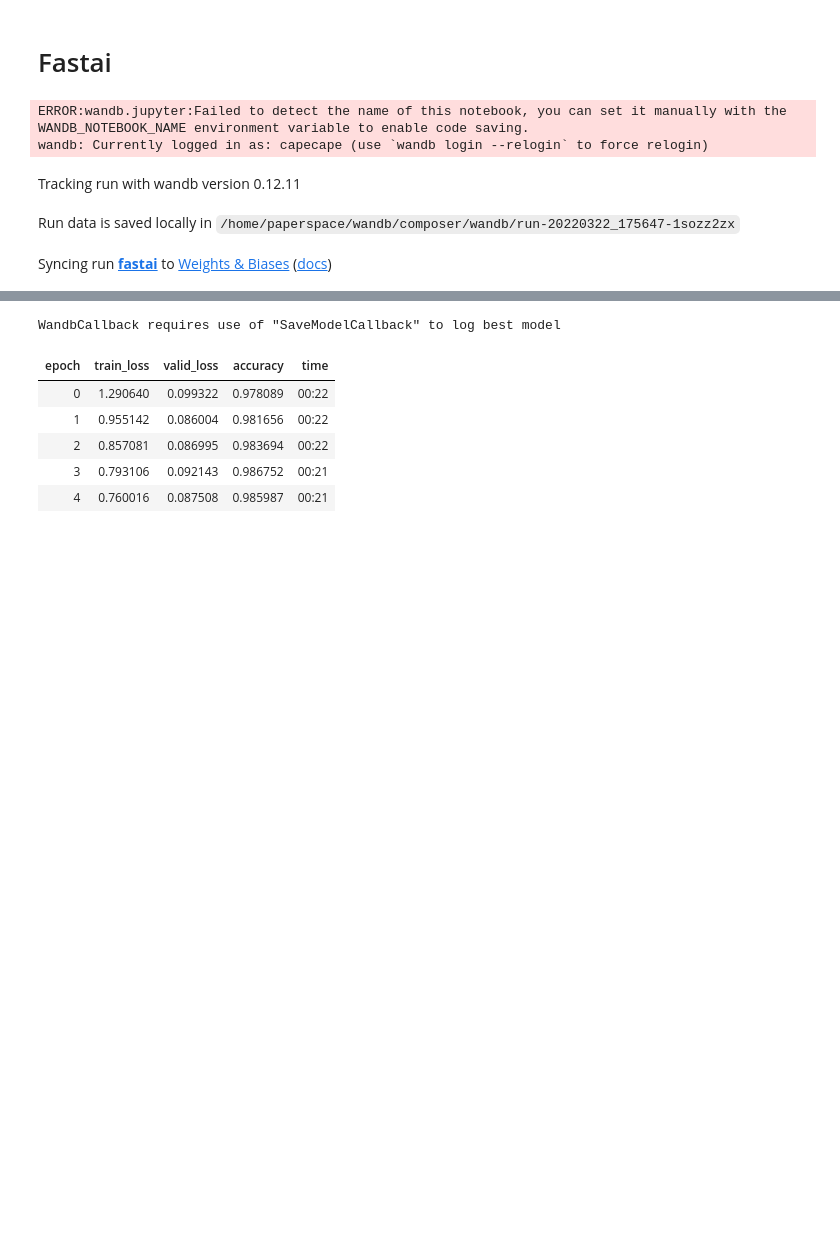
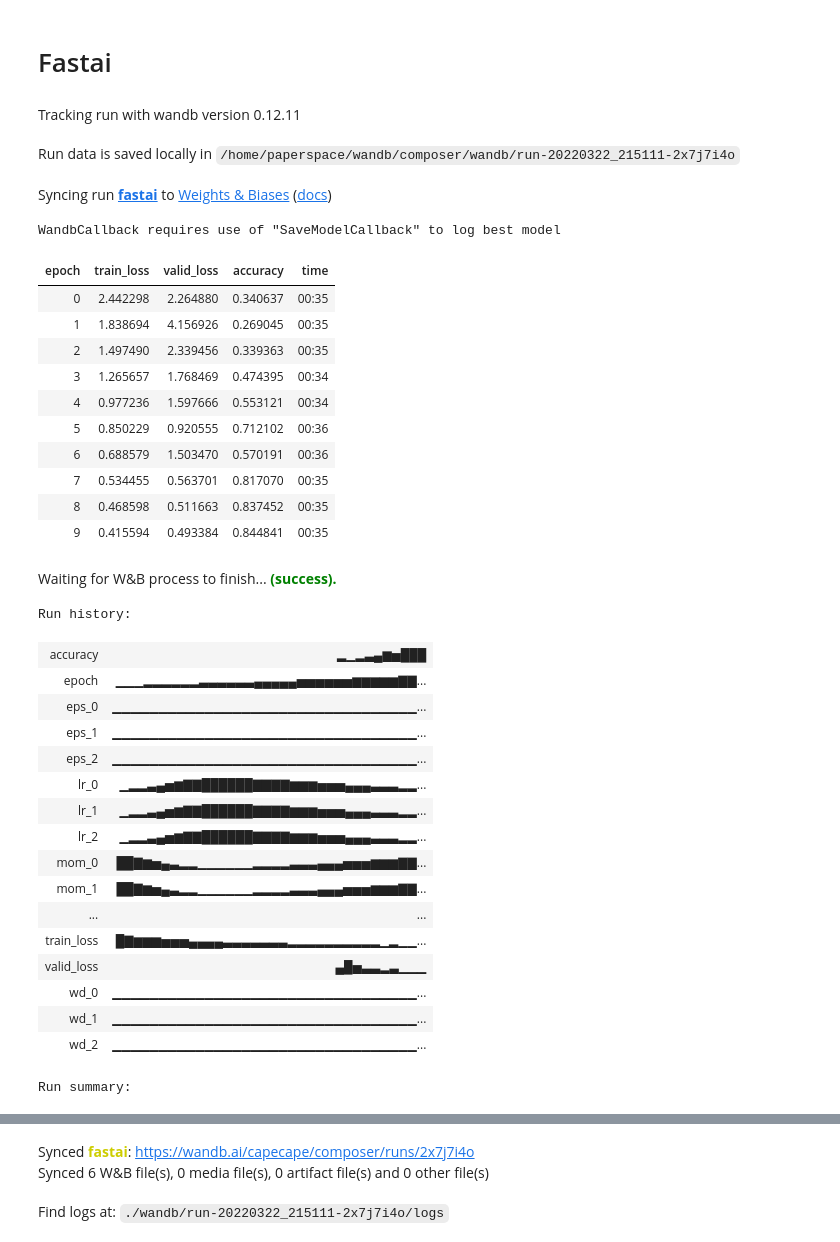
Before and after one commit to tcapelle/mosaic, a Jupyter notebook: MosaicML_Composer_and_wandb.ipynb, the cells around one changed output, grey strips where cells are left out. Drawn from its saved outputs; the diff is of its cells as text; code cells hidden in the pictures; blank space fills up the shorter version.

Commit message:
remove pretrained

```diff
--- a/MosaicML_Composer_and_wandb.ipynb
+++ b/MosaicML_Composer_and_wandb.ipynb
@@ -350,14 +309,44 @@ from fastai.vision.all import *
 from fastai.callback.wandb import WandbCallback
 # %%
 dls = ImageDataLoaders.from_folder(imagenette_path, train="train", valid="val",
-                                   bs=64, item_tfms=Resize(256))
+                                   bs=BS, val_bs=2*BS, item_tfms=Resize(256))
 # %%
-wandb.init(project="composer", name="fastai")
-cbs = [MixedPrecision(), MixUp(), WandbCallback(log_preds=False)]
-learn = cnn_learner(dls, resnet18, metrics=[accuracy], cbs=cbs)
+with wandb.init(project="composer", name="fastai"):
+    cbs = [MixedPrecision(), WandbCallback(log_preds=False)]
+    learn = cnn_learner(dls, resnet18, metrics=[accuracy], cbs=cbs, pretrained=False)
+    learn.fit_one_cycle(EPOCHS, 1e-3)
 # %% [output]
-ERROR:wandb.jupyter:Failed to detect the name of this notebook, you can set it manually with the WANDB_NOTEBOOK_NAME environment variable to enable code saving.
-wandb: Currently logged in as: capecape (use `wandb login --relogin` to force relogin)
 Tracking run with wandb version 0.12.11
-Run data is saved locally in /home/paperspace/wandb/composer/wandb/run-20220322_175647-1sozz2zx
+Run data is saved locally in /home/paperspace/wandb/composer/wandb/run-20220322_215111-2x7j7i4o
 Syncing run fastai to Weights & Biases (docs)
+WandbCallback requires use of "SaveModelCallback" to log best model
+| epoch | train_loss | valid_loss | accuracy | time |
+| 0 | 2.442298 | 2.264880 | 0.340637 | 00:35 |
+| 1 | 1.838694 | 4.156926 | 0.269045 | 00:35 |
+| 2 | 1.497490 | 2.339456 | 0.339363 | 00:35 |
+| 3 | 1.265657 | 1.768469 | 0.474395 | 00:34 |
+| 4 | 0.977236 | 1.597666 | 0.553121 | 00:34 |
+| 5 | 0.850229 | 0.920555 | 0.712102 | 00:36 |
+| 6 | 0.688579 | 1.503470 | 0.570191 | 00:36 |
+| 7 | 0.534455 | 0.563701 | 0.817070 | 00:35 |
+| 8 | 0.468598 | 0.511663 | 0.837452 | 00:35 |
+| 9 | 0.415594 | 0.493384 | 0.844841 | 00:35 |
+Waiting for W&B process to finish... (success).
+Run history:
+| accuracy | ▂▁▂▃▄▆▅███ |
+| epoch | ▁▁▁▂▂▂▂▂▂▃▃▃▃▃▃▄▄▄▄▄▅▅▅▅▅▅▆▆▆▆▆▇▇... |
+| eps_0 | ▁▁▁▁▁▁▁▁▁▁▁▁▁▁▁▁▁▁▁▁▁▁▁▁▁▁▁▁▁▁▁▁▁... |
+| eps_1 | ▁▁▁▁▁▁▁▁▁▁▁▁▁▁▁▁▁▁▁▁▁▁▁▁▁▁▁▁▁▁▁▁▁... |
+| eps_2 | ▁▁▁▁▁▁▁▁▁▁▁▁▁▁▁▁▁▁▁▁▁▁▁▁▁▁▁▁▁▁▁▁▁... |
+| lr_0 | ▁▂▂▃▄▅▆▇▇██████▇▇▇▇▆▆▆▅▅▅▄▄▄▃▃▃▂▂... |
+| lr_1 | ▁▂▂▃▄▅▆▇▇██████▇▇▇▇▆▆▆▅▅▅▄▄▄▃▃▃▂▂... |
+| lr_2 | ▁▂▂▃▄▅▆▇▇██████▇▇▇▇▆▆▆▅▅▅▄▄▄▃▃▃▂▂... |
+| mom_0 | ██▇▆▅▄▃▂▂▁▁▁▁▁▁▂▂▂▂▃▃▃▄▄▄▅▅▅▆▆▆▇▇... |
+| mom_1 | ██▇▆▅▄▃▂▂▁▁▁▁▁▁▂▂▂▂▃▃▃▄▄▄▅▅▅▆▆▆▇▇... |
+| ... | ... |
+| train_loss | █▇▆▆▆▅▅▅▄▄▄▄▃▃▃▃▃▃▃▂▂▂▂▂▂▂▂▂▂▁▂▁▁... |
+| valid_loss | ▄█▅▃▃▂▃▁▁▁ |
+| wd_0 | ▁▁▁▁▁▁▁▁▁▁▁▁▁▁▁▁▁▁▁▁▁▁▁▁▁▁▁▁▁▁▁▁▁... |
+| wd_1 | ▁▁▁▁▁▁▁▁▁▁▁▁▁▁▁▁▁▁▁▁▁▁▁▁▁▁▁▁▁▁▁▁▁... |
+| wd_2 | ▁▁▁▁▁▁▁▁▁▁▁▁▁▁▁▁▁▁▁▁▁▁▁▁▁▁▁▁▁▁▁▁▁... |
+Run summary:
@@ -364,10 +369,3 @@ Syncing run fastai to Weights & Biases (docs)
+Synced fastai: https://wandb.ai/capecape/composer/runs/2x7j7i4o
+Synced 6 W&B file(s), 0 media file(s), 0 artifact file(s) and 0 other file(s)
+Find logs at: ./wandb/run-20220322_215111-2x7j7i4o/logs
-# %%
-learn.fit_one_cycle(5)
-# %% [output]
-WandbCallback requires use of "SaveModelCallback" to log best model
-| epoch | train_loss | valid_loss | accuracy | time |
-| 0 | 1.290640 | 0.099322 | 0.978089 | 00:22 |
-| 1 | 0.955142 | 0.086004 | 0.981656 | 00:22 |
-| 2 | 0.857081 | 0.086995 | 0.983694 | 00:22 |
-| 3 | 0.793106 | 0.092143 | 0.986752 | 00:21 |
-| 4 | 0.760016 | 0.087508 | 0.985987 | 00:21 |
```
Also changed, not shown: parts of 10 cells of this notebook.
